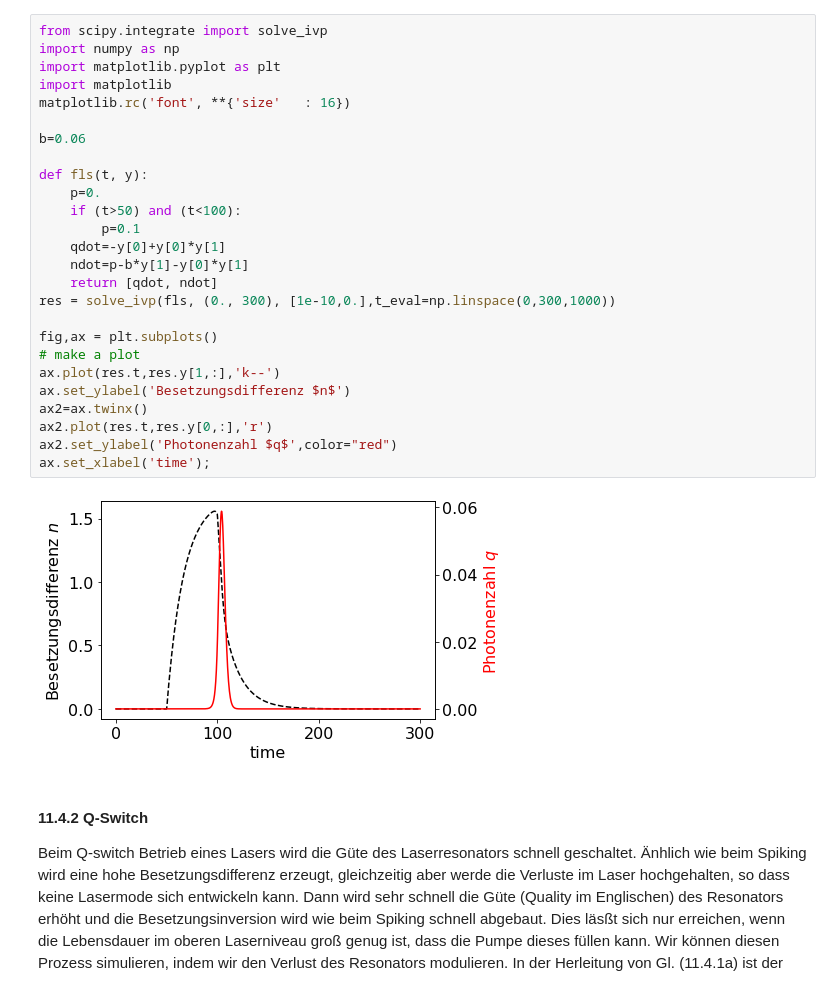
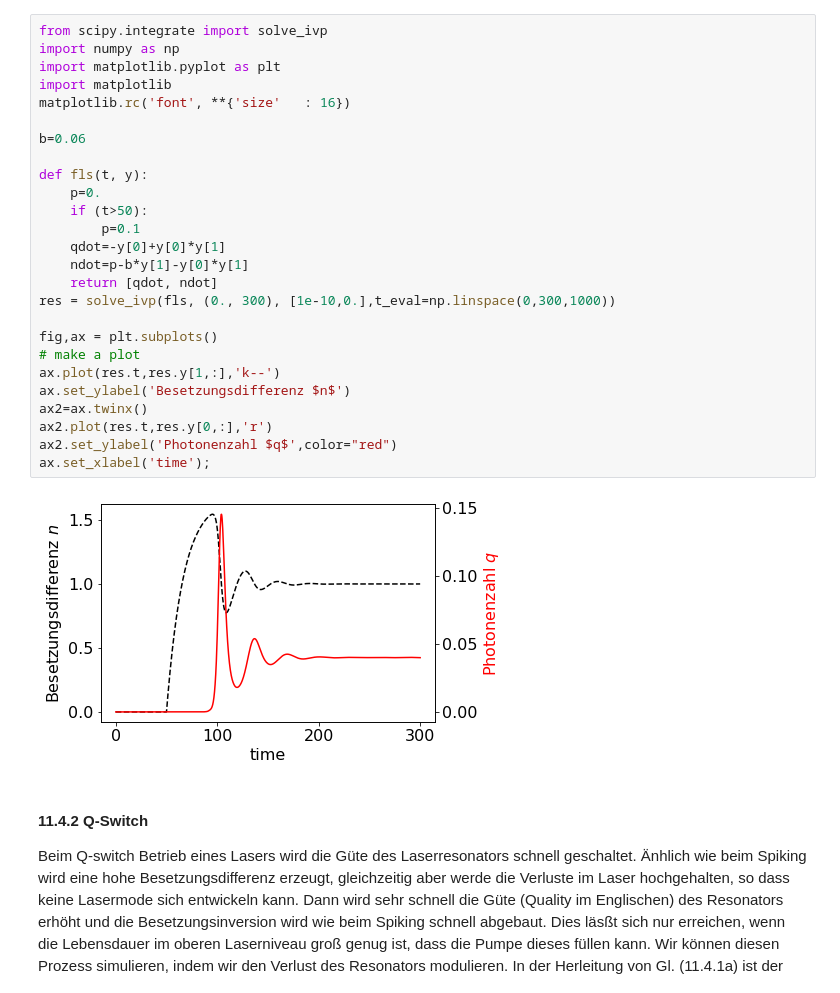
Before and after one commit to cdohl/optik, a Jupyter notebook: 11.ipynb, the cells around one changed output. Drawn from its saved outputs; the diff is of its cells as text.

```diff
--- a/11.ipynb
+++ b/11.ipynb
@@ -116,31 +116,31 @@ Wir betrachten zuerst den Fall, dass die Pumpe zu einem Zeitpunkt $t_0$ eingesch
 # %%
 from scipy.integrate import solve_ivp
 import numpy as np
 import matplotlib.pyplot as plt
 import matplotlib
 matplotlib.rc('font', **{'size'   : 16})
 
 b=0.06
 
 def fls(t, y):
     p=0.
-    if (t>50) and (t<100):
+    if (t>50):
         p=0.1
     qdot=-y[0]+y[0]*y[1]
     ndot=p-b*y[1]-y[0]*y[1]
     return [qdot, ndot]
 res = solve_ivp(fls, (0., 300), [1e-10,0.],t_eval=np.linspace(0,300,1000))
 
 fig,ax = plt.subplots()
 # make a plot
 ax.plot(res.t,res.y[1,:],'k--')
 ax.set_ylabel('Besetzungsdifferenz $n$')
 ax2=ax.twinx()
 ax2.plot(res.t,res.y[0,:],'r')
 ax2.set_ylabel('Photonenzahl $q$',color="red")
 ax.set_xlabel('time');
 # %% [output]
-[figure, old version]
+[figure, new version]
 # %% [markdown]
 #### 11.4.2 Q-Switch
 
```
Also changed, not shown: parts of 2 cells of this notebook, 16 other files.
